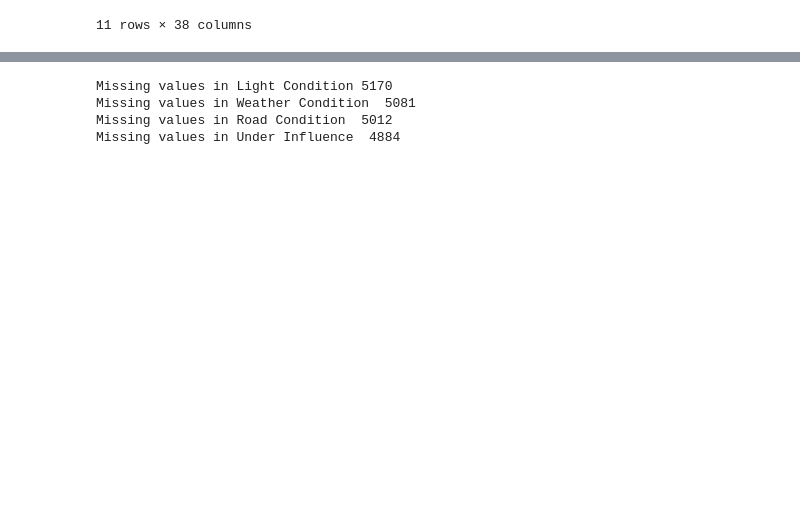
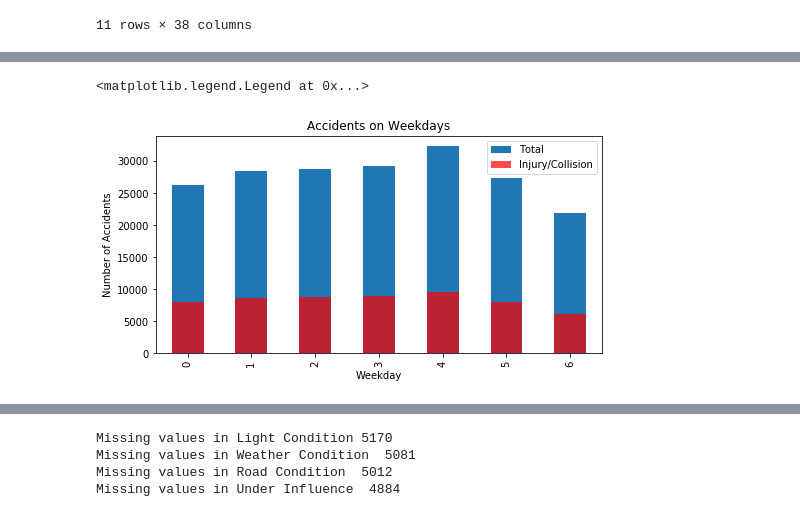
Before and after one commit to hemasuresh23/Capstone, a Jupyter notebook: Seattle car accident servey.ipynb, the cells around one changed output, grey strips where cells are left out. Saved outputs shown, nothing was run; the diff lists cells and outputs as text; code cells hidden in the pictures; blank space fills up the shorter version.

```diff
--- a/Seattle car accident servey.ipynb
+++ b/Seattle car accident servey.ipynb
@@ -105,0 +147,13 @@ data['INATTENTIONIND'].replace(np.nan,0,inplace=True)
+# %%
+#cats = [ 'Monday', 'Tuesday', 'Wednesday', 'Thursday', 'Friday', 'Saturday', 'Sunday']
+#Weekday_df = data[["Weekday","INCKEY"]].groupby("Weekday").count().reindex(cats)
+Weekday_df = data[["Weekday","INCKEY"]].groupby("Weekday").count()
+Weekday_df['severity_2'] = data.loc[data['SEVERITYCODE'] == 2][["Weekday","INCKEY"]].groupby("Weekday").count()
+Weekday_df['INCKEY'].plot(kind='bar',figsize=(8,4),label='Total')
+Weekday_df['severity_2'].plot(kind='bar',color='r',alpha=0.7,label='Injury/Collision')
+plt.title("Accidents on Weekdays")
+plt.ylabel("Number of Accidents")
+plt.legend()
+# %% [output]
+<matplotlib.legend.Legend at 0x...>
+[figure, added]
```
Also changed, not shown: parts of 72 cells of this notebook.
